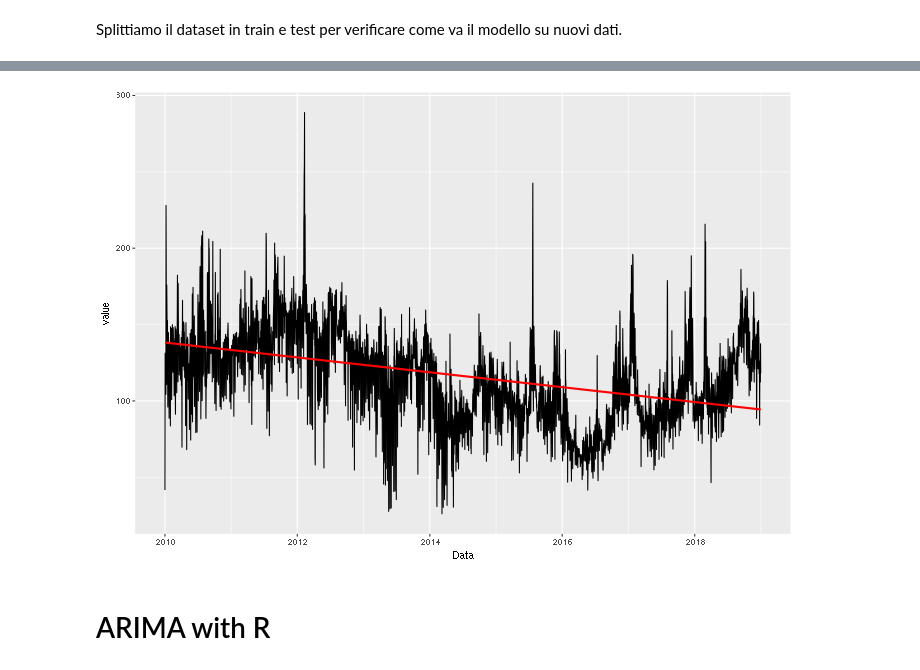
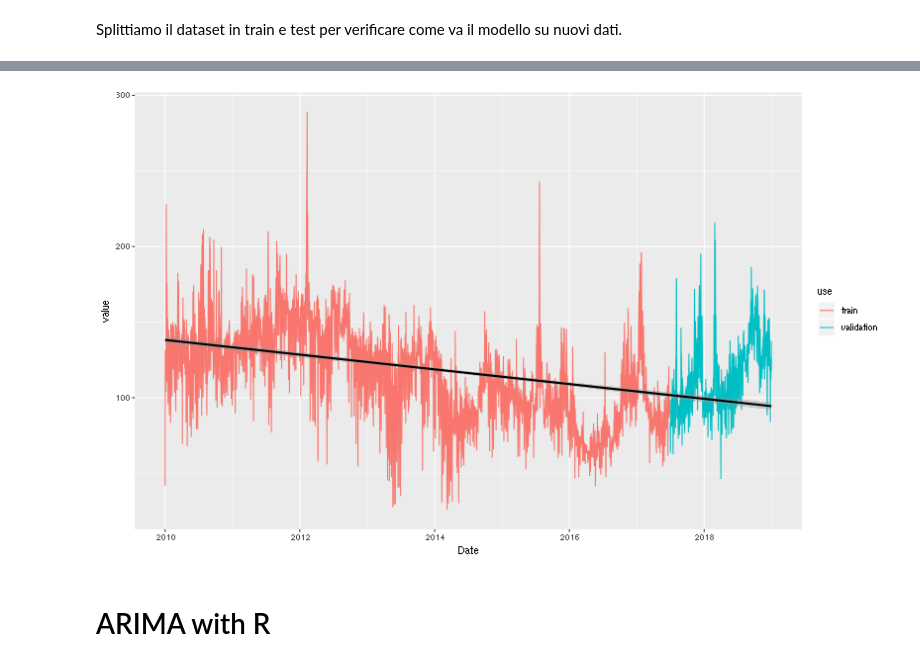
Before and after one commit to pkasela/Time_Series-Project, a Jupyter notebook: Pranav_Kasela_846965.ipynb, the cells around one changed output, grey strips where cells are left out. Cells and saved outputs as stored; diff of their text form; code cells hidden in the pictures.

```diff
--- a/Pranav_Kasela_846965.ipynb
+++ b/Pranav_Kasela_846965.ipynb
@@ -61,10 +57,13 @@ autoplot(cbind(train, validation), facet=NULL) + ylab("value")
-# %%
-%%R -w 700
-ggplot(data = df, aes(x = Data, y = value)) +
-    geom_line(color='black') +
-    geom_smooth(method = "lm", se = FALSE, col="red")
-# %% [output]
-[figure, removed]
+# %%
+%%R -w 800
+
+rbind(data.frame(Date=index(train), value=coredata(train), use="train"),
+     data.frame(Date=index(validation), value=coredata(validation), use="validation")) %>%
+    ggplot(aes(x=Date, y=value)) +
+        geom_line(aes(colour = use)) +
+        stat_smooth(method = "lm", se = T, col="black", level=0.99)
+# %% [output]
+[figure, added]
 # %% [markdown]
 # ARIMA with R
 # %%
```
Also changed, not shown: parts of 11 cells of this notebook.
